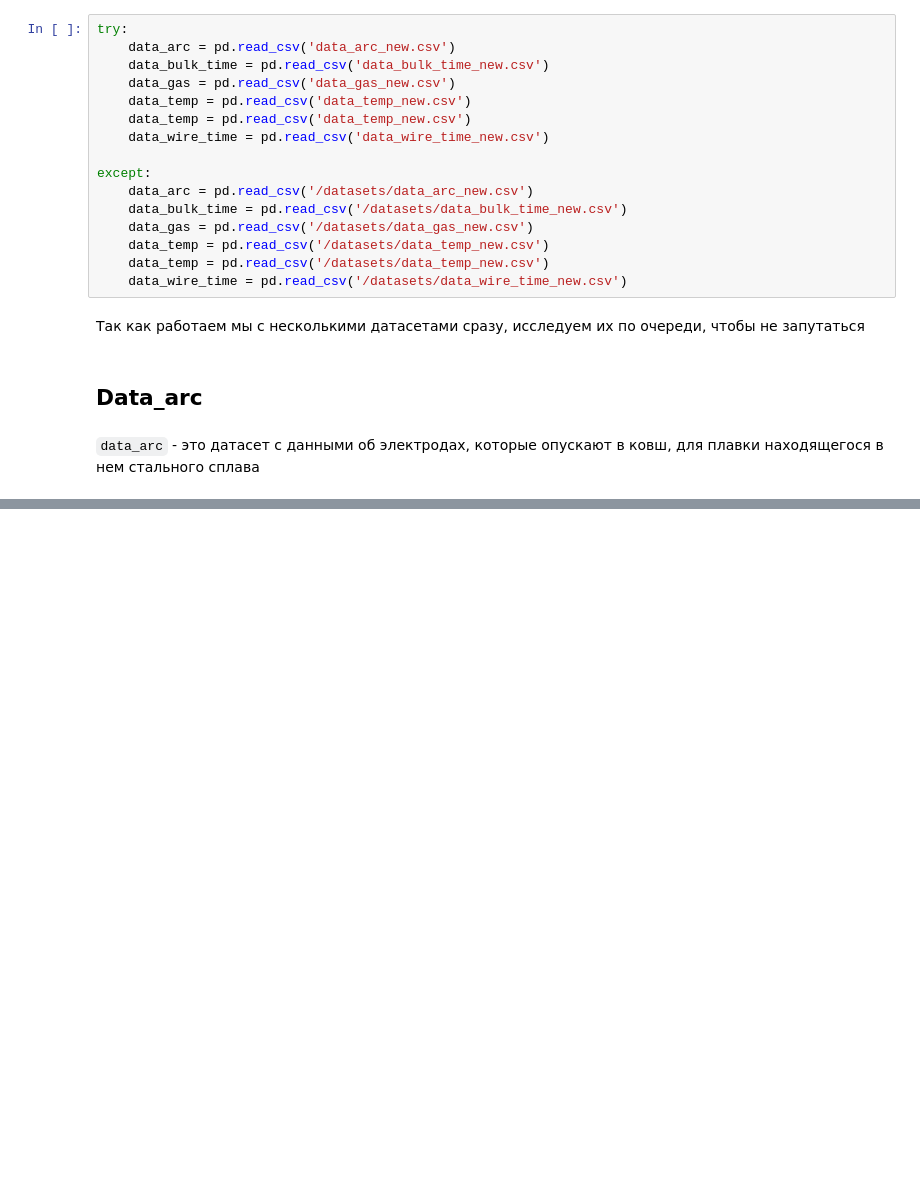
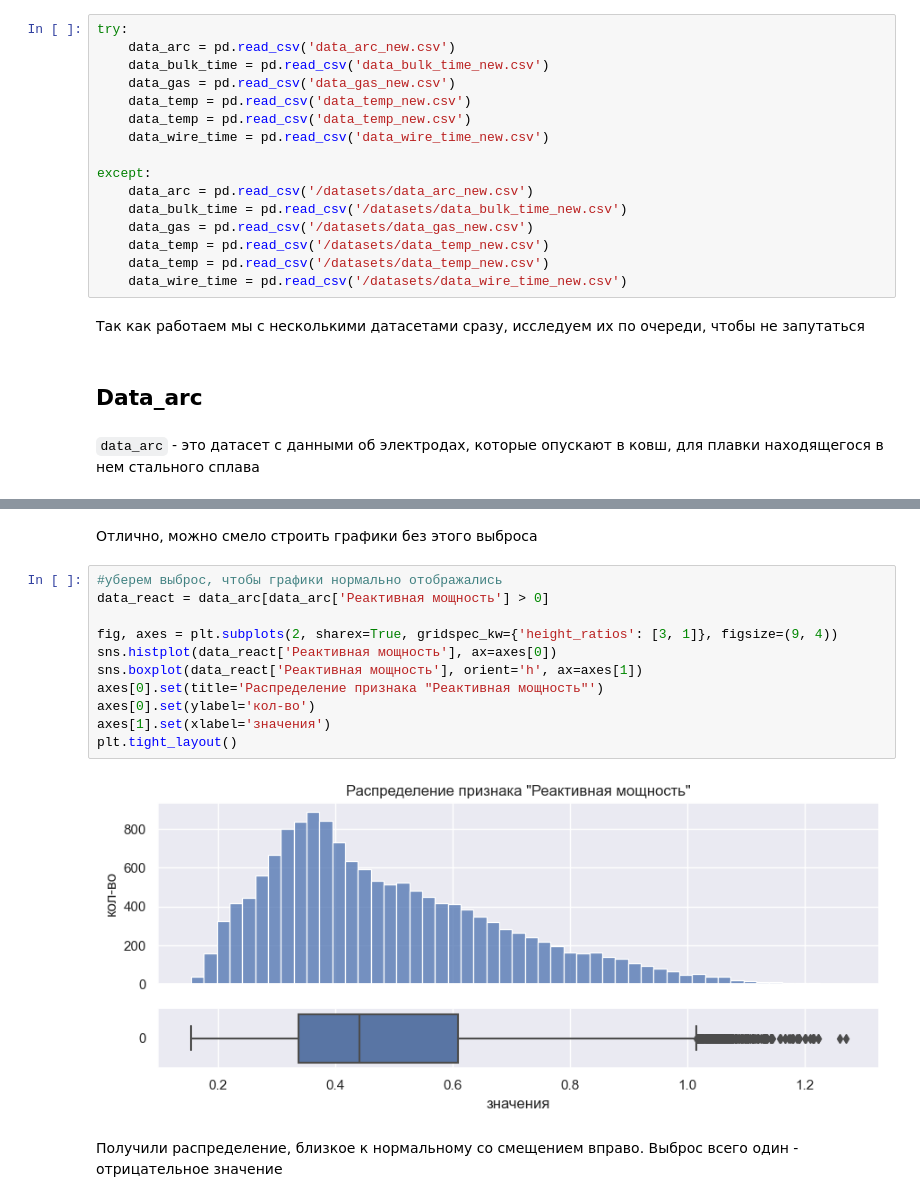
Before and after one commit to alex-blessed/YandexP-projects, a Jupyter notebook: Steel.ipynb, the cells around one changed output, grey strips where cells are left out. Drawn from its saved outputs; the diff is of its cells as text; blank space fills up the shorter version.

```diff
--- a/Steel.ipynb
+++ b/Steel.ipynb
@@ -46,0 +124,17 @@ except:
+# %% [markdown]
+Отлично, можно смело строить графики без этого выброса
+# %%
+#уберем выброс, чтобы графики нормально отображались
+data_react = data_arc[data_arc['Реактивная мощность'] > 0]
+
+fig, axes = plt.subplots(2, sharex=True, gridspec_kw={'height_ratios': [3, 1]}, figsize=(9, 4))
+sns.histplot(data_react['Реактивная мощность'], ax=axes[0])
+sns.boxplot(data_react['Реактивная мощность'], orient='h', ax=axes[1])
+axes[0].set(title='Распределение признака "Реактивная мощность"')
+axes[0].set(ylabel='кол-во')
+axes[1].set(xlabel='значения')
+plt.tight_layout()
+# %% [output]
+[figure, added]
+# %% [markdown]
+Получили распределение, близкое к нормальному со смещением вправо. Выброс всего один - отрицательное значение
```
Also changed, not shown: parts of 13 cells of this notebook.
